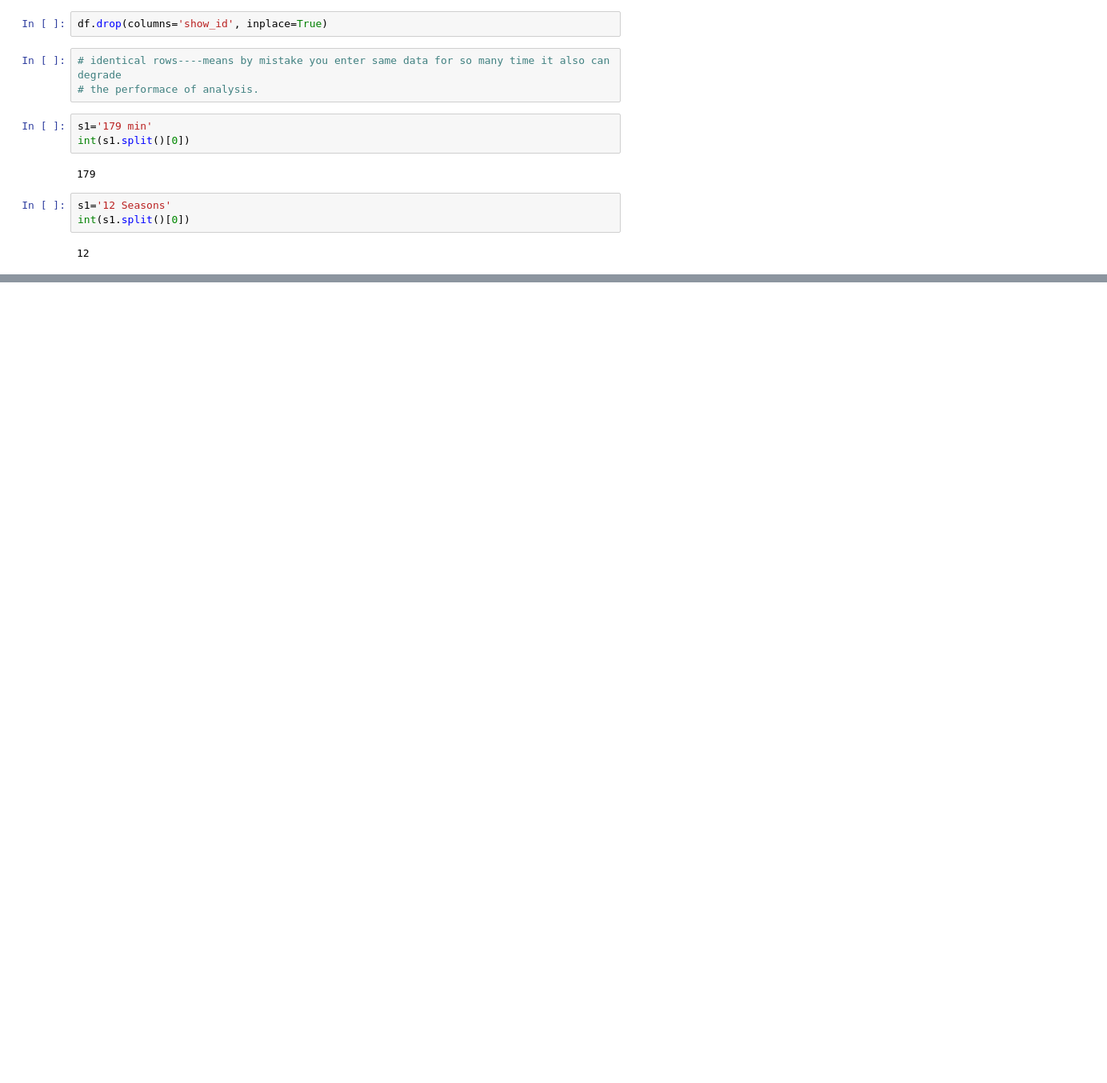
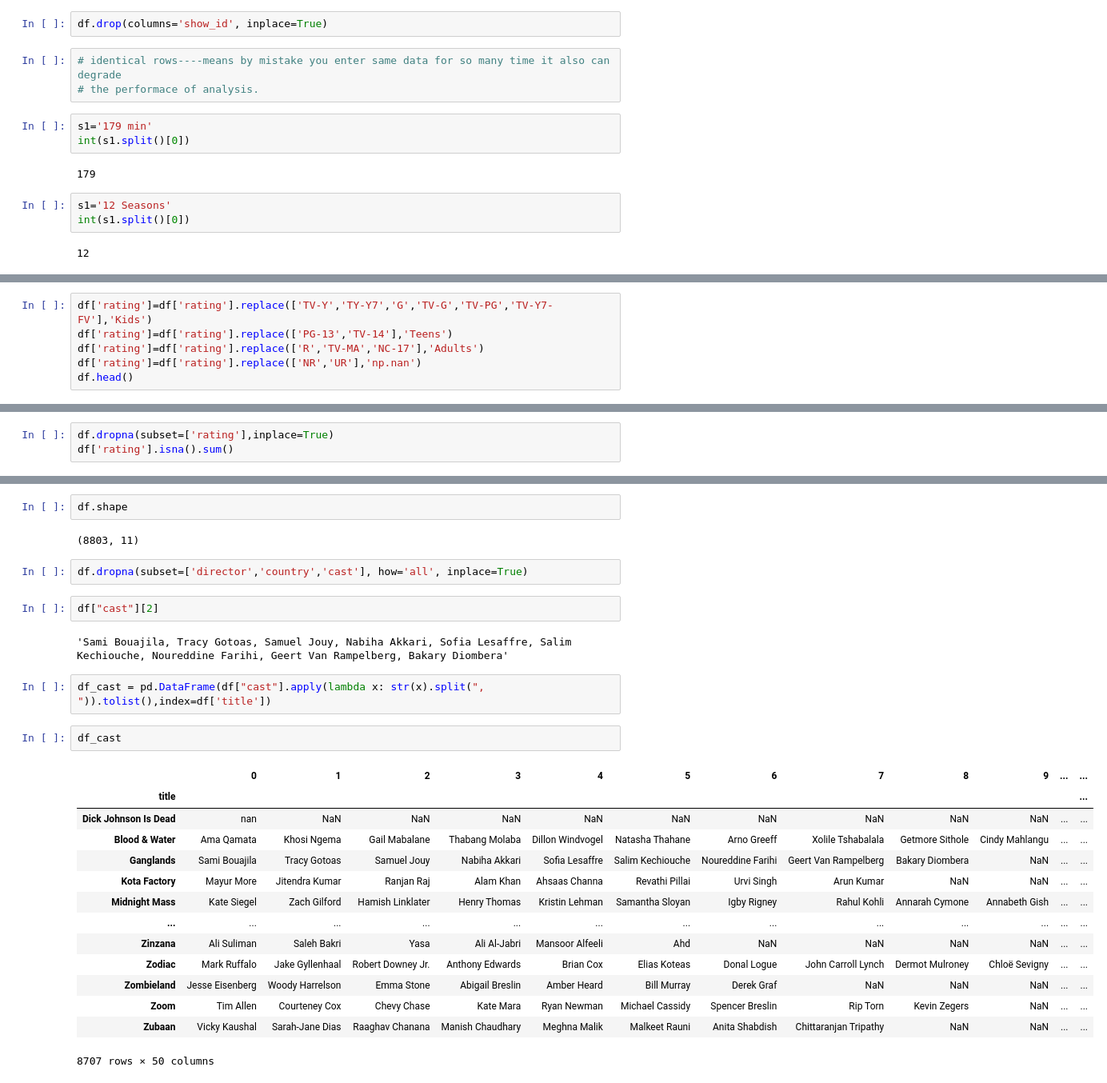
Before and after one commit to ParasGupta-BCA/SkillCircle_Python, a Jupyter notebook: Basic-Python/Project/Netflix_EDA.ipynb, the cells around one changed output, grey strips where cells are left out. Shown at 80% size. Cells and saved outputs as stored; diff of their text form; blank space fills up the shorter version.

```diff
--- a/Basic-Python/Project/Netflix_EDA.ipynb
+++ b/Basic-Python/Project/Netflix_EDA.ipynb
@@ -67,0 +76,6 @@ NameError: name 'df' is not defined
+# %%
+df['rating']=df['rating'].replace(['TV-Y','TY-Y7','G','TV-G','TV-PG','TV-Y7-FV'],'Kids')
+df['rating']=df['rating'].replace(['PG-13','TV-14'],'Teens')
+df['rating']=df['rating'].replace(['R','TV-MA','NC-17'],'Adults')
+df['rating']=df['rating'].replace(['NR','UR'],'np.nan')
+df.head()
@@ -67,0 +89,3 @@ NameError: name 'df' is not defined
+# %%
+df.dropna(subset=['rating'],inplace=True)
+df['rating'].isna().sum()
@@ -67,0 +121,29 @@ NameError: name 'df' is not defined
+# %%
+df.shape
+# %% [output]
+(8803, 11)
+# %%
+df.dropna(subset=['director','country','cast'], how='all', inplace=True)
+# %%
+df["cast"][2]
+# %% [output]
+'Sami Bouajila, Tracy Gotoas, Samuel Jouy, Nabiha Akkari, Sofia Lesaffre, Salim Kechiouche, Noureddine Farihi, Geert Van Rampelberg, Bakary Diombera'
+# %%
+df_cast = pd.DataFrame(df["cast"].apply(lambda x: str(x).split(", ")).tolist(),index=df['title'])
+# %%
+df_cast
+# %% [output]
+|  | 0 | 1 | 2 | 3 | 4 | 5 | 6 | 7 | 8 | 9 | ... | ... |
+| title |  |  |  |  |  |  |  |  |  |  |  | ... |
+| Dick Johnson Is Dead | nan | NaN | NaN | NaN | NaN | NaN | NaN | NaN | NaN | NaN | ... | ... |
+| Blood & Water | Ama Qamata | Khosi Ngema | Gail Mabalane | Thabang Molaba | Dillon Windvogel | Natasha Thahane | Arno Greeff | Xolile Tshabalala | Getmore Sithole | Cindy Mahlangu | ... | ... |
+| Ganglands | Sami Bouajila | Tracy Gotoas | Samuel Jouy | Nabiha Akkari | Sofia Lesaffre | Salim Kechiouche | Noureddine Farihi | Geert Van Rampelberg | Bakary Diombera | NaN | ... | ... |
+| Kota Factory | Mayur More | Jitendra Kumar | Ranjan Raj | Alam Khan | Ahsaas Channa | Revathi Pillai | Urvi Singh | Arun Kumar | NaN | NaN | ... | ... |
+| Midnight Mass | Kate Siegel | Zach Gilford | Hamish Linklater | Henry Thomas | Kristin Lehman | Samantha Sloyan | Igby Rigney | Rahul Kohli | Annarah Cymone | Annabeth Gish | ... | ... |
+| ... | ... | ... | ... | ... | ... | ... | ... | ... | ... | ... | ... | ... |
+| Zinzana | Ali Suliman | Saleh Bakri | Yasa | Ali Al-Jabri | Mansoor Alfeeli | Ahd | NaN | NaN | NaN | NaN | ... | ... |
+| Zodiac | Mark Ruffalo | Jake Gyllenhaal | Robert Downey Jr. | Anthony Edwards | Brian Cox | Elias Koteas | Donal Logue | John Carroll Lynch | Dermot Mulroney | Chloë Sevigny | ... | ... |
+| Zombieland | Jesse Eisenberg | Woody Harrelson | Emma Stone | Abigail Breslin | Amber Heard | Bill Murray | Derek Graf | NaN | NaN | NaN | ... | ... |
+| Zoom | Tim Allen | Courteney Cox | Chevy Chase | Kate Mara | Ryan Newman | Michael Cassidy | Spencer Breslin | Rip Torn | Kevin Zegers | NaN | ... | ... |
+| Zubaan | Vicky Kaushal | Sarah-Jane Dias | Raaghav Chanana | Manish Chaudhary | Meghna Malik | Malkeet Rauni | Anita Shabdish | Chittaranjan Tripathy | NaN | NaN | ... | ... |
+8707 rows × 50 columns
```
Also changed, not shown: parts of 23 cells of this notebook, 1 other file.
